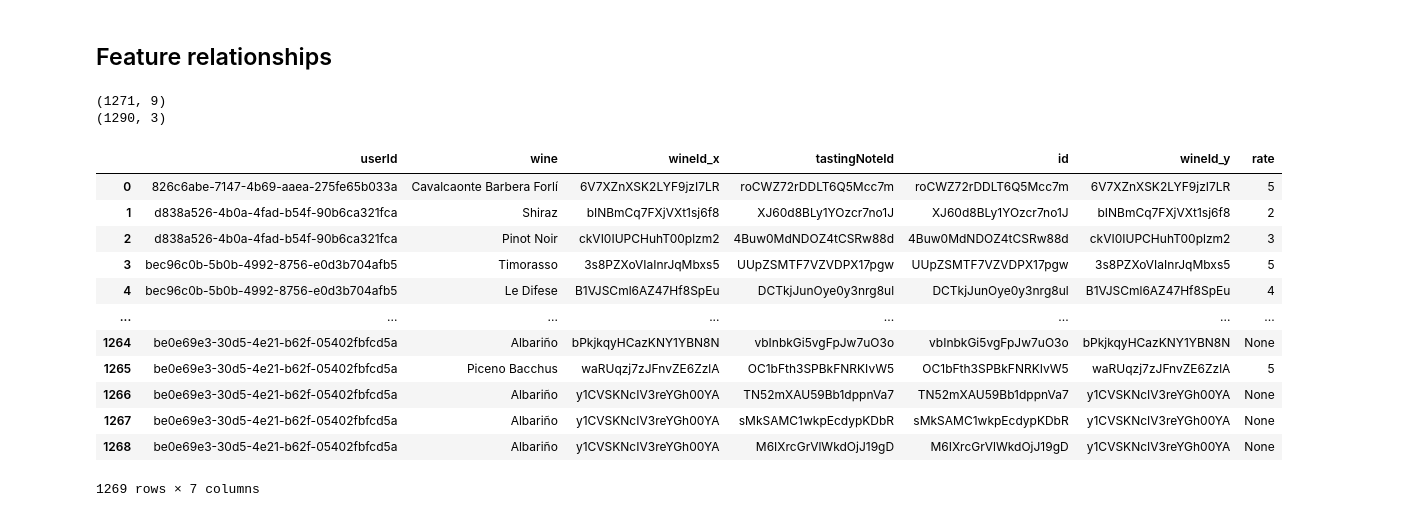
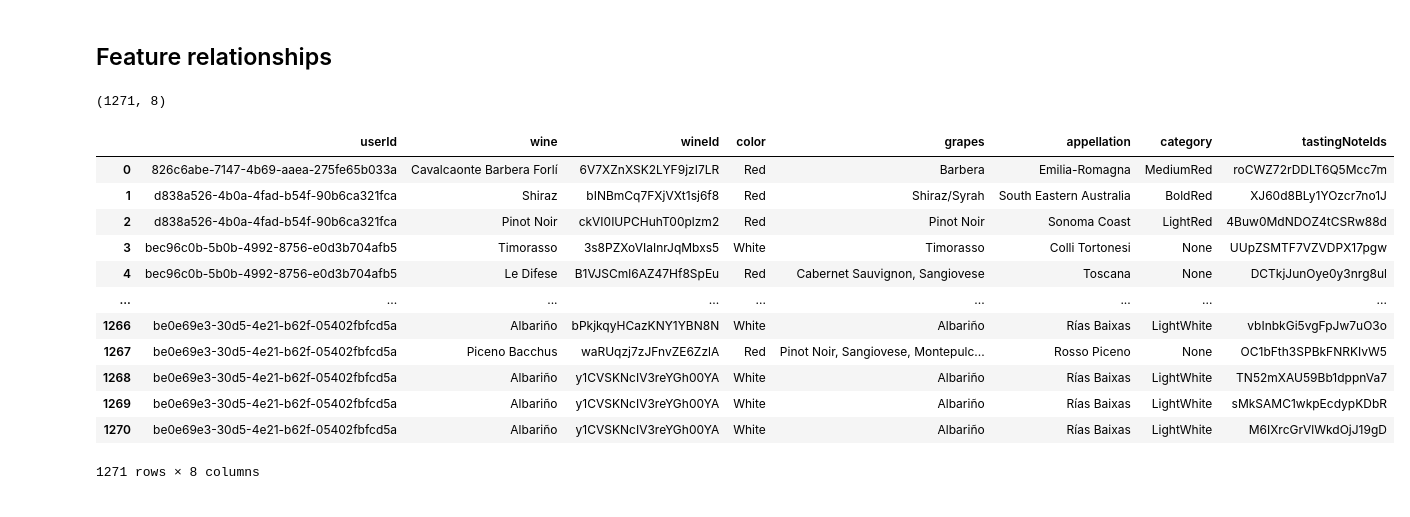
Before and after one commit to brunobonaiuto/collaborativeFiltering, a Jupyter notebook: src/eda.ipynb, the cells around one changed output. Drawn from its saved outputs; the diff is of its cells as text; code cells hidden in the pictures.

```diff
--- a/src/eda.ipynb
+++ b/src/eda.ipynb
@@ -325,75 +325,48 @@ plt.savefig('/home/bbruno/all_here/python course/vinnie/img/rate_on_tastingNotes
 # %%
 # another dataframe to analyze the features on wine and tastingNotes
 # I want to analyze the relation for the wine and user by [userId, winename, id,color, category, sweetness, body wineId, intensity, acidity, depth, clarity, rate, vintage, hue,id, tannins]
 
 # From the wines list takes [userId, name, id, grapes, apellation, color, categor]
 
 wines2 = []
 for user_data in data['usersData']:
     for wine in user_data['wines']:
         #for grape in wine['grapes']:
         for tasteNoteid in wine['tasteNoteIds']:
             wines2.append({
                 'userId': user_data['userId'],
                 'wine': wine['name'],
                 'wineId': wine['id'],
                 'color': wine['color'],
+
                 'grapes': wine['grapes'],
                 #'grapes': grapes,
                 'appellation': wine['appellation'],
                 'category': wine['category'],
-                'tasteNoteid': wine['tasteNoteIds'],
-                'tastingNoteId': tasteNoteid
+                #'tasteNoteid': wine['tasteNoteIds'],
+                'tastingNoteIds': tasteNoteid
             })
 
 wines_df2 = pd.DataFrame(wines2)
+wines_df2['grapes'] = wines_df2['grapes'].apply(str)
+wines_df2['grapes'] = wines_df2['grapes'].str.replace('\[', '', regex=True)
+wines_df2['grapes'] = wines_df2['grapes'].str.replace('\]', '', regex=True)
+wines_df2['grapes'] = wines_df2['grapes'].str.replace("'", "")
+
 print(wines_df2.shape)
-
-# From the tastingNotes list takes
-
-tastingNotes2 = []
-for user_data in data['usersData']:
-    for tastingNote in user_data['tastingNotes']:
-        #for aroma in tastingNote['aromaKeys']:
-
-        tastingNotes2.append({
-
-            'id': tastingNote['id'], #this is the same
-            'wineId': tastingNote['wineId'],
-            'rate': tastingNote['rate'],
-            'aromaKeys': tastingNote['aromaKeys'],
-            'sweetness': tastingNote['sweetness'],
-            'body': tastingNote['body'],
-            'intensity': tastingNote['intensity'],
-            'acidity': tastingNote['acidity'],
-            'depth': tastingNote['depth'],
-            'clarity': tastingNote['clarity'],
-            'vintage': tastingNote['vintage'],
-            'hue': tastingNote['hue'],
-            'tannins': tastingNote['tannins']
-    })
-
-tastingNotes_df2 = pd.DataFrame(tastingNotes2)
-print(tastingNotes_df.shape)
-
-# Merge the two tables when wineId and id.equals(tastingNoteId)
-
-# this needs to be fixed
-merged_df2 = pd.merge(rate_on_wine_df, tastingNotes_df, left_on='tastingNoteId', right_on='id')
-merged_df2
+wines_df2
 # %% [output]
-(1271, 9)
-(1290, 3)
+(1271, 8)
-|  | userId | wine | wineId_x | tastingNoteId | id | wineId_y | rate |
-| 0 | 826c6abe-7147-4b69-aaea-275fe65b033a | Cavalcaonte Barbera Forlí | 6V7XZnXSK2LYF9jzI7LR | roCWZ72rDDLT6Q5Mcc7m | roCWZ72rDDLT6Q5Mcc7m | 6V7XZnXSK2LYF9jzI7LR | 5 |
-| 1 | d838a526-4b0a-4fad-b54f-90b6ca321fca | Shiraz | bINBmCq7FXjVXt1sj6f8 | XJ60d8BLy1YOzcr7no1J | XJ60d8BLy1YOzcr7no1J | bINBmCq7FXjVXt1sj6f8 | 2 |
-| 2 | d838a526-4b0a-4fad-b54f-90b6ca321fca | Pinot Noir | ckVI0IUPCHuhT00plzm2 | 4Buw0MdNDOZ4tCSRw88d | 4Buw0MdNDOZ4tCSRw88d | ckVI0IUPCHuhT00plzm2 | 3 |
-| 3 | bec96c0b-5b0b-4992-8756-e0d3b704afb5 | Timorasso | 3s8PZXoVIaInrJqMbxs5 | UUpZSMTF7VZVDPX17pgw | UUpZSMTF7VZVDPX17pgw | 3s8PZXoVIaInrJqMbxs5 | 5 |
-| 4 | bec96c0b-5b0b-4992-8756-e0d3b704afb5 | Le Difese | B1VJSCml6AZ47Hf8SpEu | DCTkjJunOye0y3nrg8ul | DCTkjJunOye0y3nrg8ul | B1VJSCml6AZ47Hf8SpEu | 4 |
-| ... | ... | ... | ... | ... | ... | ... | ... |
-| 1264 | be0e69e3-30d5-4e21-b62f-05402fbfcd5a | Albariño | bPkjkqyHCazKNY1YBN8N | vbInbkGi5vgFpJw7uO3o | vbInbkGi5vgFpJw7uO3o | bPkjkqyHCazKNY1YBN8N | None |
-| 1265 | be0e69e3-30d5-4e21-b62f-05402fbfcd5a | Piceno Bacchus | waRUqzj7zJFnvZE6ZzlA | OC1bFth3SPBkFNRKIvW5 | OC1bFth3SPBkFNRKIvW5 | waRUqzj7zJFnvZE6ZzlA | 5 |
-| 1266 | be0e69e3-30d5-4e21-b62f-05402fbfcd5a | Albariño | y1CVSKNcIV3reYGh00YA | TN52mXAU59Bb1dppnVa7 | TN52mXAU59Bb1dppnVa7 | y1CVSKNcIV3reYGh00YA | None |
-| 1267 | be0e69e3-30d5-4e21-b62f-05402fbfcd5a | Albariño | y1CVSKNcIV3reYGh00YA | sMkSAMC1wkpEcdypKDbR | sMkSAMC1wkpEcdypKDbR | y1CVSKNcIV3reYGh00YA | None |
-| 1268 | be0e69e3-30d5-4e21-b62f-05402fbfcd5a | Albariño | y1CVSKNcIV3reYGh00YA | M6IXrcGrVlWkdOjJ19gD | M6IXrcGrVlWkdOjJ19gD | y1CVSKNcIV3reYGh00YA | None |
+|  | userId | wine | wineId | color | grapes | appellation | category | tastingNoteIds |
+| 0 | 826c6abe-7147-4b69-aaea-275fe65b033a | Cavalcaonte Barbera Forlí | 6V7XZnXSK2LYF9jzI7LR | Red | Barbera | Emilia-Romagna | MediumRed | roCWZ72rDDLT6Q5Mcc7m |
+| 1 | d838a526-4b0a-4fad-b54f-90b6ca321fca | Shiraz | bINBmCq7FXjVXt1sj6f8 | Red | Shiraz/Syrah | South Eastern Australia | BoldRed | XJ60d8BLy1YOzcr7no1J |
+| 2 | d838a526-4b0a-4fad-b54f-90b6ca321fca | Pinot Noir | ckVI0IUPCHuhT00plzm2 | Red | Pinot Noir | Sonoma Coast | LightRed | 4Buw0MdNDOZ4tCSRw88d |
+| 3 | bec96c0b-5b0b-4992-8756-e0d3b704afb5 | Timorasso | 3s8PZXoVIaInrJqMbxs5 | White | Timorasso | Colli Tortonesi | None | UUpZSMTF7VZVDPX17pgw |
+| 4 | bec96c0b-5b0b-4992-8756-e0d3b704afb5 | Le Difese | B1VJSCml6AZ47Hf8SpEu | Red | Cabernet Sauvignon, Sangiovese | Toscana | None | DCTkjJunOye0y3nrg8ul |
+| ... | ... | ... | ... | ... | ... | ... | ... | ... |
+| 1266 | be0e69e3-30d5-4e21-b62f-05402fbfcd5a | Albariño | bPkjkqyHCazKNY1YBN8N | White | Albariño | Rías Baixas | LightWhite | vbInbkGi5vgFpJw7uO3o |
+| 1267 | be0e69e3-30d5-4e21-b62f-05402fbfcd5a | Piceno Bacchus | waRUqzj7zJFnvZE6ZzlA | Red | Pinot Noir, Sangiovese, Montepulc... | Rosso Piceno | None | OC1bFth3SPBkFNRKIvW5 |
+| 1268 | be0e69e3-30d5-4e21-b62f-05402fbfcd5a | Albariño | y1CVSKNcIV3reYGh00YA | White | Albariño | Rías Baixas | LightWhite | TN52mXAU59Bb1dppnVa7 |
+| 1269 | be0e69e3-30d5-4e21-b62f-05402fbfcd5a | Albariño | y1CVSKNcIV3reYGh00YA | White | Albariño | Rías Baixas | LightWhite | sMkSAMC1wkpEcdypKDbR |
+| 1270 | be0e69e3-30d5-4e21-b62f-05402fbfcd5a | Albariño | y1CVSKNcIV3reYGh00YA | White | Albariño | Rías Baixas | LightWhite | M6IXrcGrVlWkdOjJ19gD |
-1269 rows × 7 columns
+1271 rows × 8 columns
```
Also changed, not shown: parts of 11 cells of this notebook, 7 other files.
